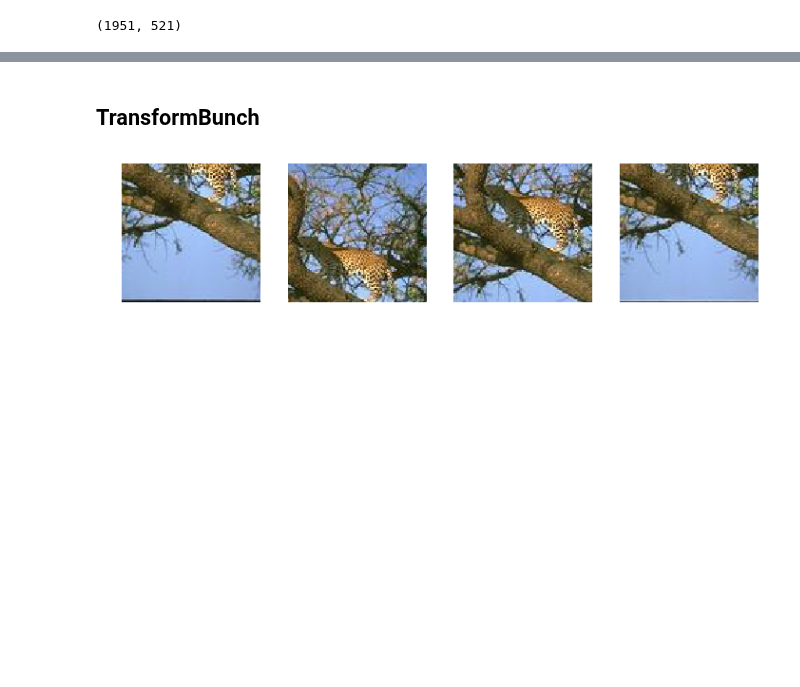
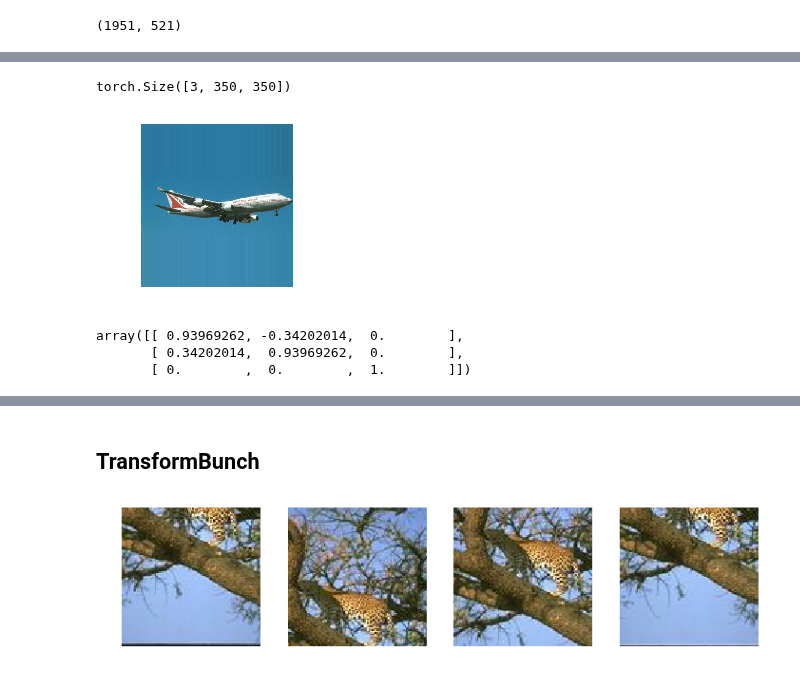
Before and after one commit to fastai/fastai_old, a Jupyter notebook: dev_nb/003a_transform_bunch.ipynb, the cells around one changed output, grey strips where cells are left out. Saved outputs shown, nothing was run; the diff lists cells and outputs as text; code cells hidden in the pictures; blank space fills up the shorter version.

```diff
--- a/dev_nb/003a_transform_bunch.ipynb
+++ b/dev_nb/003a_transform_bunch.ipynb
@@ -52,0 +58,18 @@ len(train_ds),len(valid_ds)
+# %%
+@reg_transform
+def crop(x, size, row_pct:uniform, col_pct:uniform, mode='reflect') -> TfmType.Final:
+    size = listify(size,2)
+    rows,cols = size
+    if x.size(1)<rows or x.size(2)<cols:
+#         set_trace()
+        row_pad = max((rows-x.size(1)+1)//2, 0)
+        col_pad = max((cols-x.size(2)+1)//2, 0)
+        x = F.pad(x[None], (col_pad,col_pad,row_pad,row_pad), mode=mode)
+        x = x[0]
+    row = int((x.size(1)-rows)*row_pct)
+    col = int((x.size(2)-cols)*col_pct)
+
+    res = x[:, row:row+rows, col:col+cols]
+#     print(res.size())
+#     if res.shape[1:] != (150,150): set_trace()
+    return res
@@ -52,0 +78,14 @@ len(train_ds),len(valid_ds)
+# %%
+x = crop(x, (350,350), 0, 0, mode='replicate')
+# %%
+show_image(x, figsize=(6,3))
+print(x.shape)
+# %% [output]
+torch.Size([3, 350, 350])
+[figure, added]
+# %%
+rot_m = np.array(rotate(20.)); rot_m
+# %% [output]
+array([[ 0.93969262, -0.34202014,  0.        ],
+       [ 0.34202014,  0.93969262,  0.        ],
+       [ 0.        ,  0.        ,  1.        ]])
```
Also changed, not shown: parts of 11 cells of this notebook, 2 other files.
